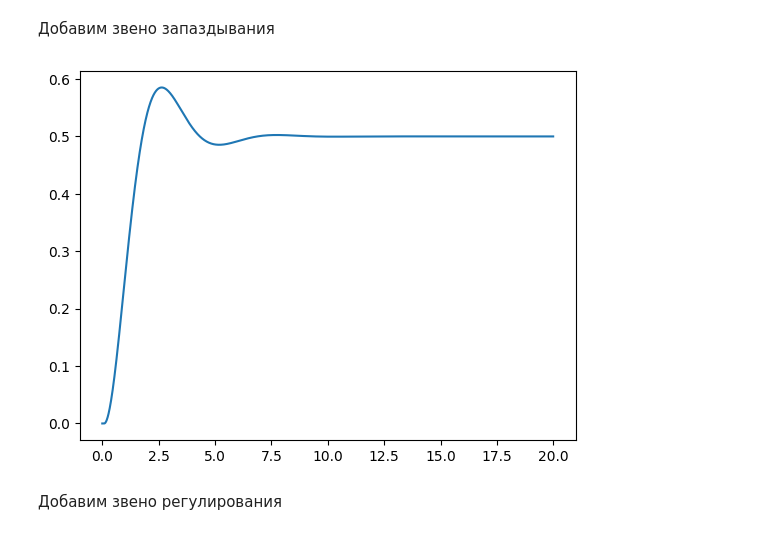
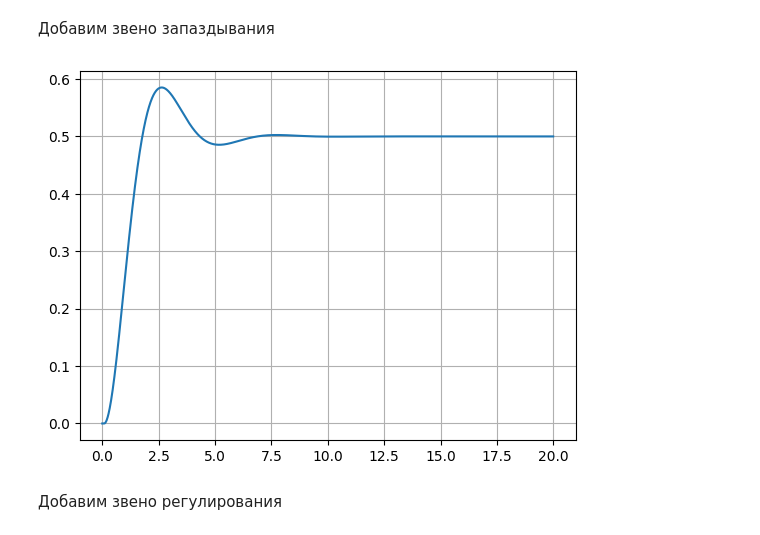
Before and after one commit to PavelKhodalitskii/optimal_control_course_2025, a Jupyter notebook: lab1_opt_.ipynb, the cells around one changed output. Saved outputs shown, nothing was run; the diff lists cells and outputs as text; code cells hidden in the pictures.

```diff
--- a/lab1_opt_.ipynb
+++ b/lab1_opt_.ipynb
@@ -101,9 +102,10 @@ while t < T:
     t += dt
 # %%
 plt.plot(t_vals, y_values)
+plt.grid()
 plt.show()
 # %% [output]
-[figure, old version]
+[figure, new version]
 # %% [markdown]
 Добавим звено регулирования
 # %%
```
Also changed, not shown: parts of 9 cells of this notebook.
